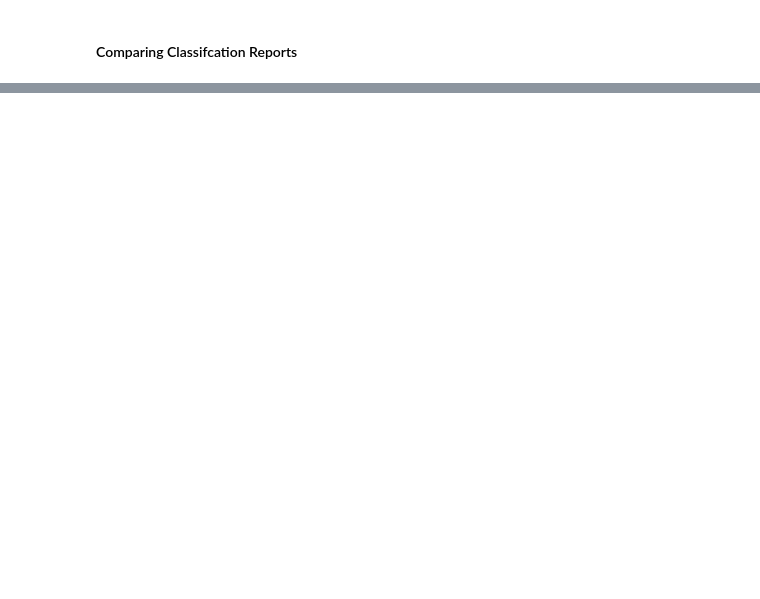
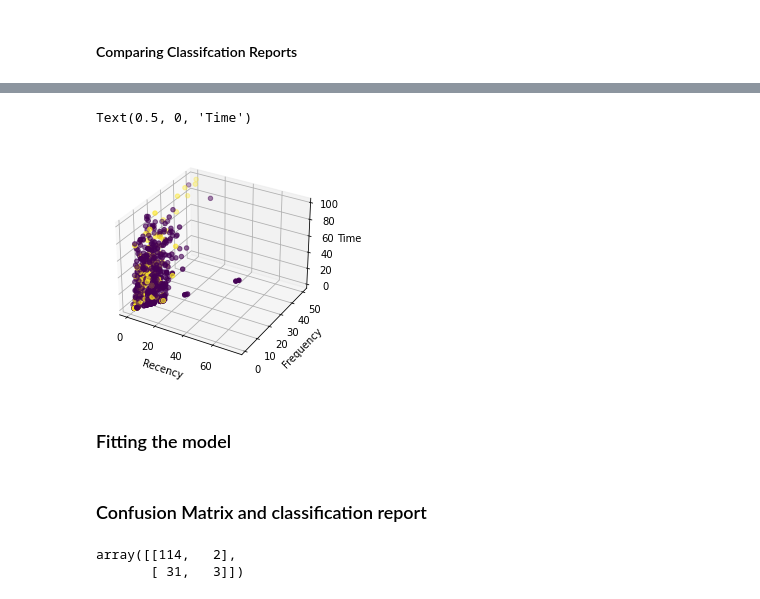
Before and after one commit to appljeet/ECS_171_Project, a Jupyter notebook: project.ipynb, the cells around one changed output, grey strips where cells are left out. Drawn from its saved outputs; the diff is of its cells as text; code cells hidden in the pictures; blank space fills up the shorter version.

```diff
--- a/project.ipynb
+++ b/project.ipynb
@@ -209,0 +216,17 @@ weighted avg       0.74      0.78      0.71       150
+# %%
+fig = plt.figure()
+ax = fig.add_subplot(111, projection='3d')
+x = data['recency']
+y = data['frequency']
+z = data['time']
+
+ax.scatter(x, y, z, c=data.donated)
+
+ax.set_xlabel('Recency')
+ax.set_ylabel('Frequency')
+ax.set_zlabel('Time')
+# %% [output]
+Text(0.5, 0, 'Time')
+[figure, added]
+# %% [markdown]
+### Fitting the model
@@ -209,0 +239,10 @@ weighted avg       0.74      0.78      0.71       150
+# %% [markdown]
+### Confusion Matrix and classification report
+# %%
+from sklearn.metrics import confusion_matrix, classification_report
+
+myconfusionmatrix = confusion_matrix(y_test, y_pred, labels=svm.classes_)
+display(myconfusionmatrix)
+# %% [output]
+array([[114,   2],
+       [ 31,   3]])
```
Also changed, not shown: parts of 11 cells of this notebook, 1 other file.
